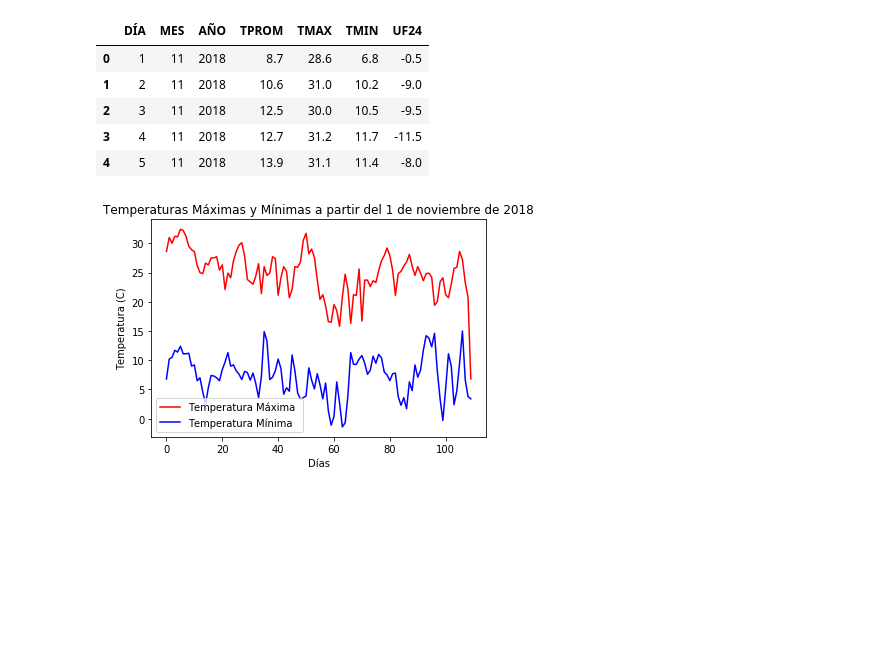
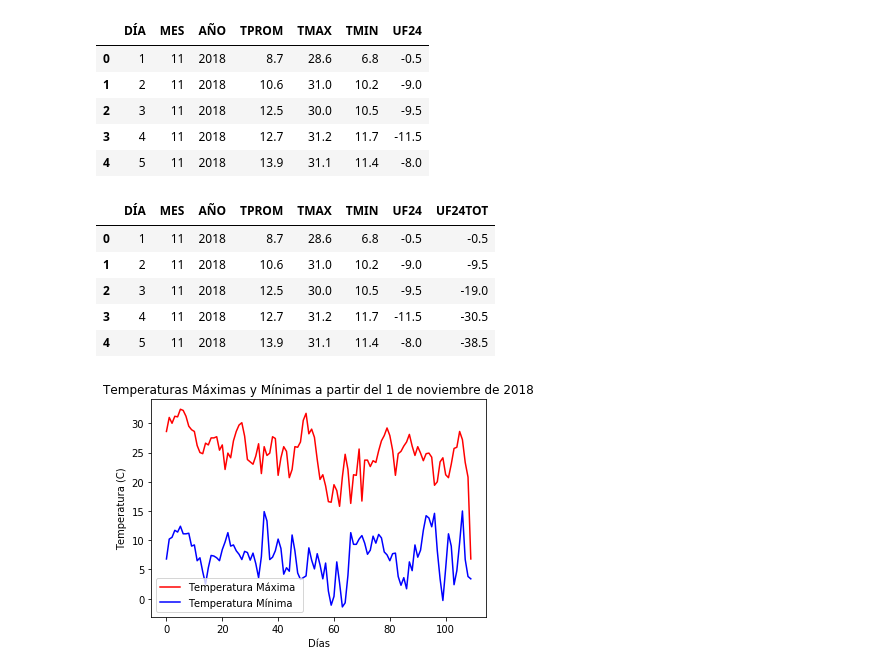
Before and after one commit to JoseDGV/Fisica_Computacional, a Jupyter notebook: Evaluacion1.ipynb, the cells around one changed output. Saved outputs shown, nothing was run; the diff lists cells and outputs as text; code cells hidden in the pictures; blank space fills up the shorter version.

```diff
--- a/Evaluacion1.ipynb
+++ b/Evaluacion1.ipynb
@@ -165,6 +165,17 @@ uf24_df.head()
 | 2 | 3 | 11 | 2018 | 12.5 | 30.0 | 10.5 | -9.5 |
 | 3 | 4 | 11 | 2018 | 12.7 | 31.2 | 11.7 | -11.5 |
 | 4 | 5 | 11 | 2018 | 13.9 | 31.1 | 11.4 | -8.0 |
+# %%
+#Calculamos el valor de UF24 acumulado para todos los días
+uf24_df['UF24TOT']=np.cumsum(uf24_df['UF24'])
+uf24_df.head()
+# %% [output]
+|  | DÍA | MES | AÑO | TPROM | TMAX | TMIN | UF24 | UF24TOT |
+| 0 | 1 | 11 | 2018 | 8.7 | 28.6 | 6.8 | -0.5 | -0.5 |
+| 1 | 2 | 11 | 2018 | 10.6 | 31.0 | 10.2 | -9.0 | -9.5 |
+| 2 | 3 | 11 | 2018 | 12.5 | 30.0 | 10.5 | -9.5 | -19.0 |
+| 3 | 4 | 11 | 2018 | 12.7 | 31.2 | 11.7 | -11.5 | -30.5 |
+| 4 | 5 | 11 | 2018 | 13.9 | 31.1 | 11.4 | -8.0 | -38.5 |
 # %%
 #Llenamos arreglos de días y de valores a gráficar
 iDIAS = 1                       #Contador de días inicial
```
Also changed, not shown: parts of 3 cells of this notebook, 1 other file.
